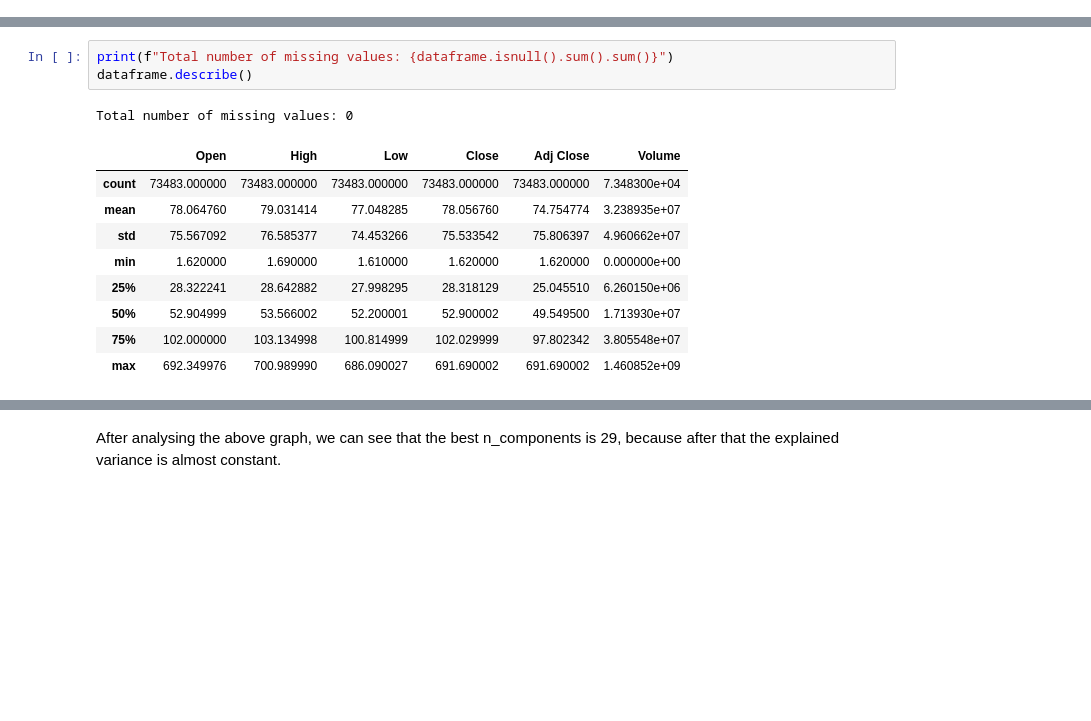
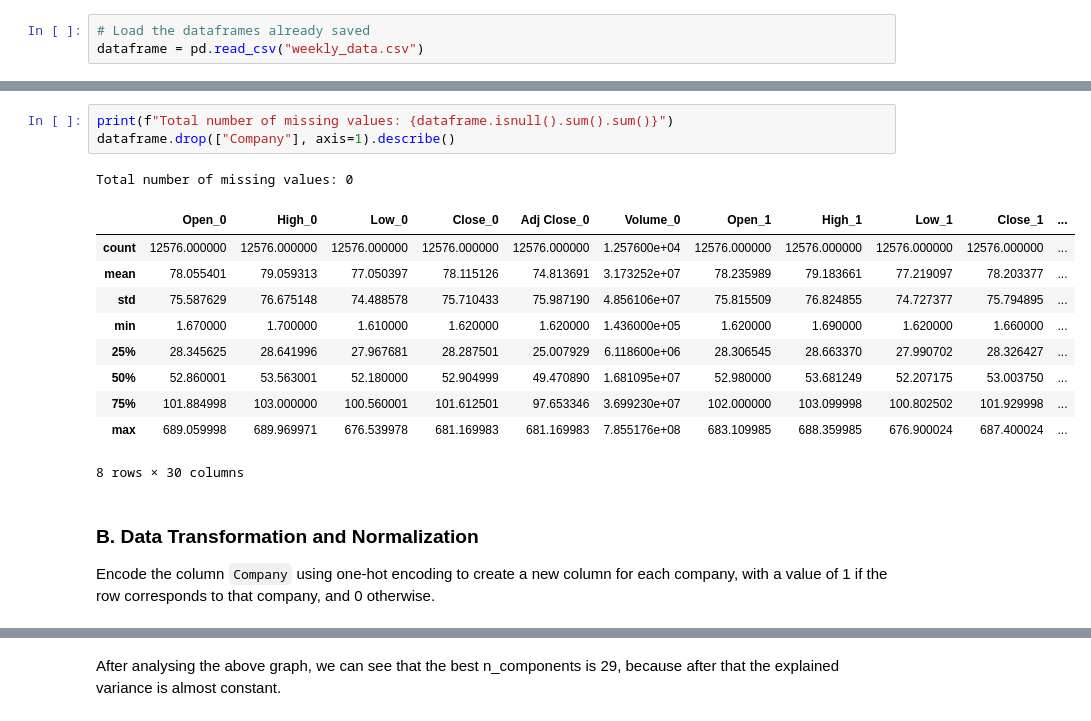
Before and after one commit to B-Manitas/StockMarketML, a Jupyter notebook: main.ipynb, the cells around one changed output, grey strips where cells are left out. Saved outputs shown, nothing was run; the diff lists cells and outputs as text; blank space fills up the shorter version.

```diff
--- a/main.ipynb
+++ b/main.ipynb
@@ -45,0 +153,3 @@ dataframe.head()
+# %%
+# Load the dataframes already saved
+dataframe = pd.read_csv("weekly_data.csv")
@@ -46,16 +158,20 @@ dataframe.head()
 # %%
 print(f"Total number of missing values: {dataframe.isnull().sum().sum()}")
-dataframe.describe()
+dataframe.drop(["Company"], axis=1).describe()
 # %% [output]
 Total number of missing values: 0
-|  | Open | High | Low | Close | Adj Close | Volume |
-| count | 73483.000000 | 73483.000000 | 73483.000000 | 73483.000000 | 73483.000000 | 7.348300e+04 |
-| mean | 78.064760 | 79.031414 | 77.048285 | 78.056760 | 74.754774 | 3.238935e+07 |
-| std | 75.567092 | 76.585377 | 74.453266 | 75.533542 | 75.806397 | 4.960662e+07 |
-| min | 1.620000 | 1.690000 | 1.610000 | 1.620000 | 1.620000 | 0.000000e+00 |
-| 25% | 28.322241 | 28.642882 | 27.998295 | 28.318129 | 25.045510 | 6.260150e+06 |
-| 50% | 52.904999 | 53.566002 | 52.200001 | 52.900002 | 49.549500 | 1.713930e+07 |
-| 75% | 102.000000 | 103.134998 | 100.814999 | 102.029999 | 97.802342 | 3.805548e+07 |
-| max | 692.349976 | 700.989990 | 686.090027 | 691.690002 | 691.690002 | 1.460852e+09 |
+|  | Open_0 | High_0 | Low_0 | Close_0 | Adj Close_0 | Volume_0 | Open_1 | High_1 | Low_1 | Close_1 | ... |
+| count | 12576.000000 | 12576.000000 | 12576.000000 | 12576.000000 | 12576.000000 | 1.257600e+04 | 12576.000000 | 12576.000000 | 12576.000000 | 12576.000000 | ... |
+| mean | 78.055401 | 79.059313 | 77.050397 | 78.115126 | 74.813691 | 3.173252e+07 | 78.235989 | 79.183661 | 77.219097 | 78.203377 | ... |
+| std | 75.587629 | 76.675148 | 74.488578 | 75.710433 | 75.987190 | 4.856106e+07 | 75.815509 | 76.824855 | 74.727377 | 75.794895 | ... |
+| min | 1.670000 | 1.700000 | 1.610000 | 1.620000 | 1.620000 | 1.436000e+05 | 1.620000 | 1.690000 | 1.620000 | 1.660000 | ... |
+| 25% | 28.345625 | 28.641996 | 27.967681 | 28.287501 | 25.007929 | 6.118600e+06 | 28.306545 | 28.663370 | 27.990702 | 28.326427 | ... |
+| 50% | 52.860001 | 53.563001 | 52.180000 | 52.904999 | 49.470890 | 1.681095e+07 | 52.980000 | 53.681249 | 52.207175 | 53.003750 | ... |
+| 75% | 101.884998 | 103.000000 | 100.560001 | 101.612501 | 97.653346 | 3.699230e+07 | 102.000000 | 103.099998 | 100.802502 | 101.929998 | ... |
+| max | 689.059998 | 689.969971 | 676.539978 | 681.169983 | 681.169983 | 7.855176e+08 | 683.109985 | 688.359985 | 676.900024 | 687.400024 | ... |
+8 rows × 30 columns
+# %% [markdown]
+### B. Data Transformation and Normalization
+Encode the column `Company` using one-hot encoding to create a new column for each company, with a value of 1 if the row corresponds to that company, and 0 otherwise.
 # %%
 # Label encode the company column
```
Also changed, not shown: parts of 72 cells of this notebook.
